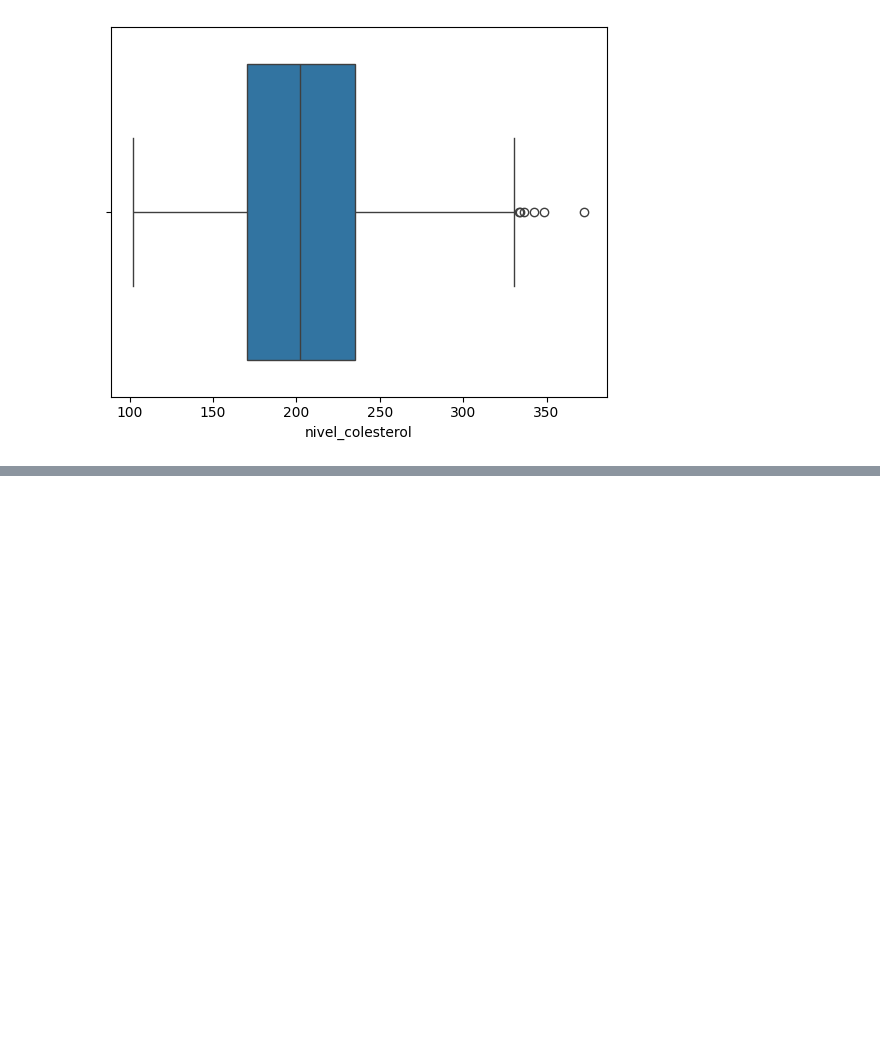
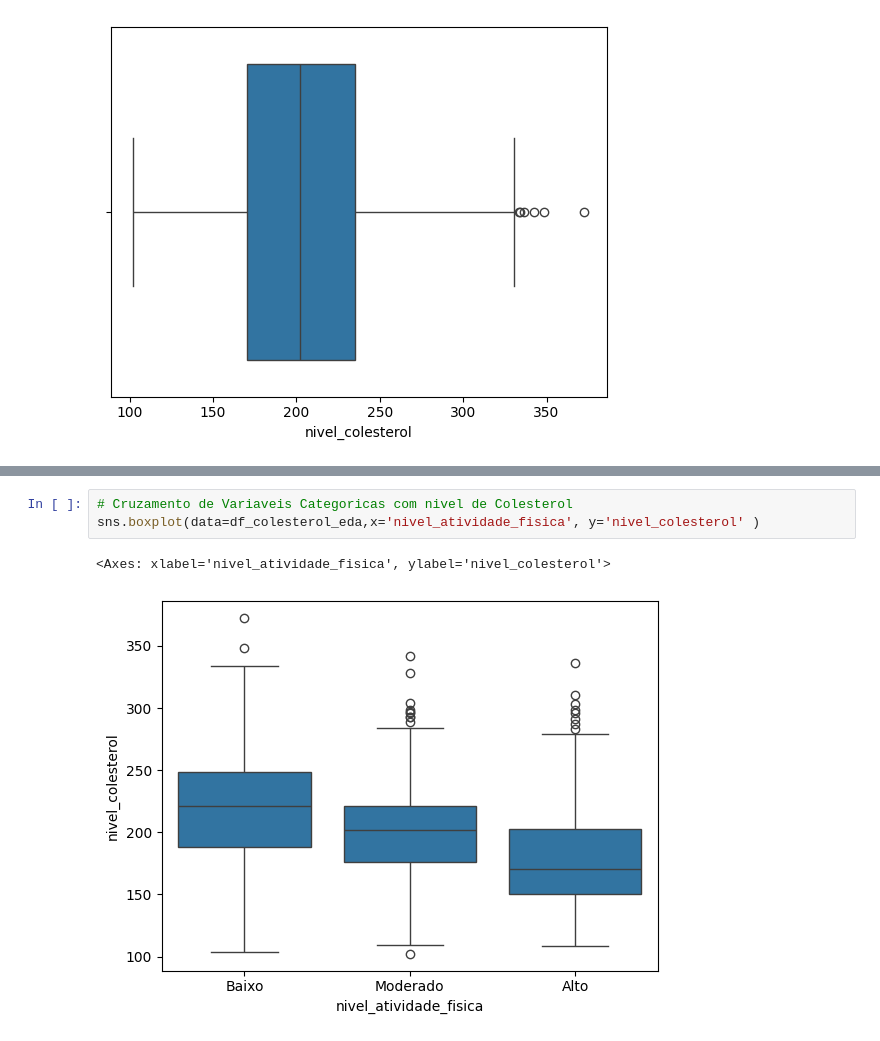
Before and after one commit to srmatheusmaciel/regressao_linear_multipla, a Jupyter notebook: modelo_colesterol.ipynb, the cells around one changed output, grey strips where cells are left out. Cells and saved outputs as stored; diff of their text form; blank space fills up the shorter version.

```diff
--- a/modelo_colesterol.ipynb
+++ b/modelo_colesterol.ipynb
@@ -240,0 +253,6 @@ sns.boxplot(x='nivel_colesterol', data=df_colesterol_eda)
+# %%
+# Cruzamento de Variaveis Categoricas com nivel de Colesterol
+sns.boxplot(data=df_colesterol_eda,x='nivel_atividade_fisica', y='nivel_colesterol' )
+# %% [output]
+<Axes: xlabel='nivel_atividade_fisica', ylabel='nivel_colesterol'>
+[figure, added]
```
Also changed, not shown: parts of 2 cells of this notebook.
